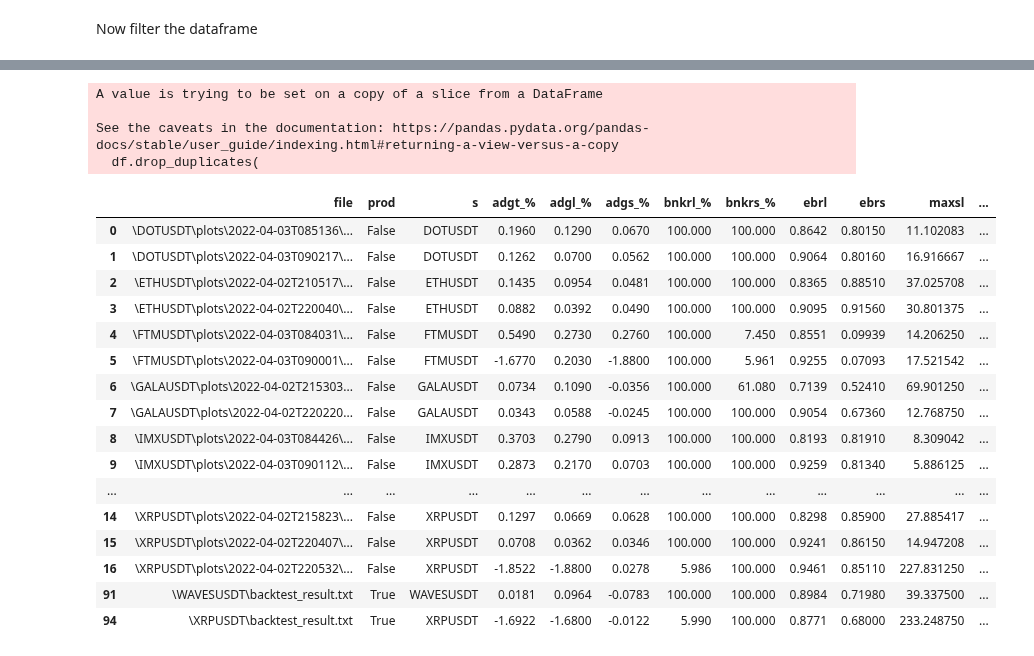
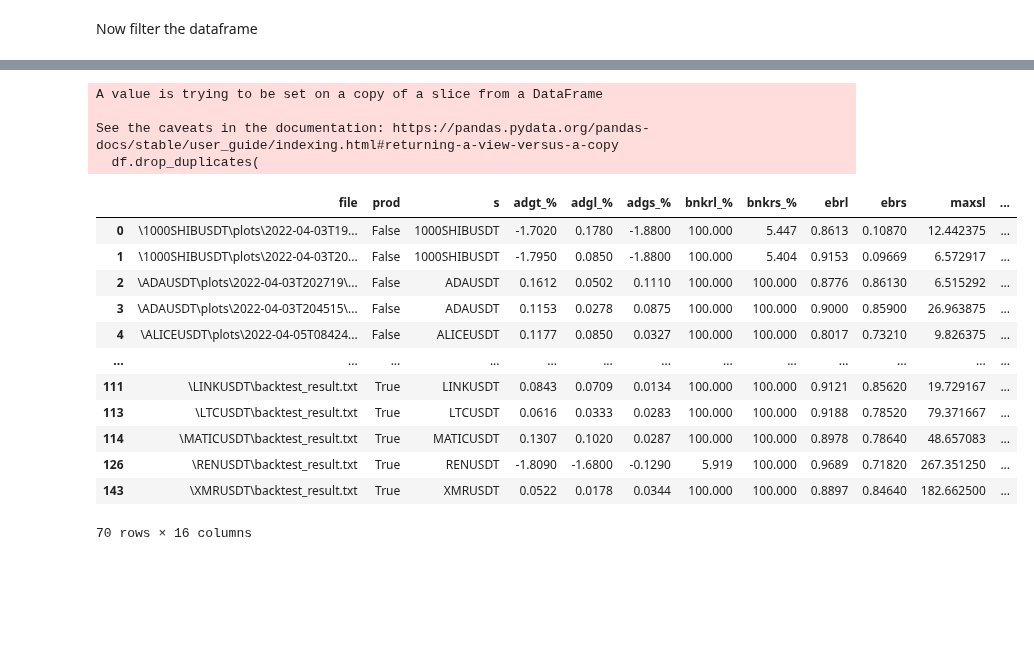
Before and after one commit to shroukkhan/passivbot, a Jupyter notebook: analyze_result.ipynb, the cells around one changed output, grey strips where cells are left out. Saved outputs shown, nothing was run; the diff lists cells and outputs as text; code cells hidden in the pictures; blank space fills up the shorter version.

```diff
--- a/analyze_result.ipynb
+++ b/analyze_result.ipynb
@@ -55,6 +55,8 @@ for filename in files:
                     d['maxsl'] = float(value.replace('%', '').strip())/24
                 if key == 'Price action distance max' and current_state == 'long':
                     d['pamaxl'] = float(value.replace('%', '').strip())
+                if key == 'Price action distance std' and current_state == 'long':
+                    d['pastdl'] = float(value.strip())
 
                 if key == 'Total gain' and current_state == 'short':
                     d['tgs_%'] = float(value.replace('%', '').strip())
@@ -68,6 +70,8 @@ for filename in files:
                     d['maxss'] = float(value.replace('%', '').strip())/24
                 if key == 'Price action distance max' and current_state == 'short':
                     d['pamaxs'] = float(value.replace('%', '').strip())
+                if key == 'Price action distance std' and current_state == 'short':
+                    d['pastds'] = float(value.strip())
 
         d['prod'] = False
         big_data = big_data.append(d, ignore_index=True)
@@ -115,6 +119,9 @@ for filename in files:
                     d['maxsl'] = float(value.replace('%', '').strip())/24
                 if key == 'Price action distance max' and current_state == 'long':
                     d['pamaxl'] = float(value.replace('%', '').strip())
+                if key == 'Price action distance std' and current_state == 'long':
+                    d['pastdl'] = float(value.strip())
+
 
                 if key == 'Total gain' and current_state == 'short':
                     d['tgs_%'] = float(value.replace('%', '').strip())
@@ -128,6 +135,8 @@ for filename in files:
                     d['maxss'] = float(value.replace('%', '').strip())/24
                 if key == 'Price action distance max' and current_state == 'short':
                     d['pamaxs'] = float(value.replace('%', '').strip())
+                if key == 'Price action distance std' and current_state == 'short':
+                    d['pastds'] = float(value.strip())
 
         d['prod'] = True
         big_data = big_data.append(d, ignore_index=True)
@@ -171,23 +180,30 @@ allowed_symbols = ["ETHUSDT", "XRPUSDT", "1000SHIBUSDT", "DOGEUSDT", "ADAUSDT",
                    "SCUSDT", "AKROUSDT", "XEMUSDT", "FLMUSDT", "BALUSDT",
                    "BTSUSDT", "DGBUSDT", "DEFIUSDT"]
 
-allowed_symbols = ["ETH", "GALA","XRP", "WAVES","RUNE","FTM","IMX","DOT" ]
+allowed_symbols = [
+
+    "ETH", "GALA", "1000SHIB", "SAND", "ADA", "CHZ", "BNB",
+    "ZEC", "MANA", "XMR", "ATOM", "MATIC", "LINK", "DOGE",
+    "LTC", "KNC", "PEOPLE", "ALICE", "ICX", "API3", "GRT",
+    "BAT", "REN", "FIL", "ENJ", "DYDX", "CRV"
+
+]
 allowed_symbols = [s + "USDT" for s in allowed_symbols]
 big_data['adgt_%'] = big_data['adgl_%'] + big_data['adgs_%']
 df = big_data[(big_data.s.isin(allowed_symbols))
-              #& (big_data['long'] == True)
-              #& (big_data['adgl_%'] > 0.04)
-              #& (big_data['short'] == True)
-              #& (big_data['adgt_%'] > 0.1)
-              #& (big_data['bnkrl_%'] > 95.0)
-              #& (big_data['bnkrs_%'] > 95.0)
-              #& (big_data['ebrs'] > .85)
-              #& (big_data['ebrl'] > .85)
-              #& (big_data['v'] == '5.5')
+    #& (big_data['long'] == True)
+    #& (big_data['adgl_%'] > 0.04)
+    #& (big_data['short'] == True)
+    #& (big_data['adgt_%'] > 0.1)
+    #& (big_data['bnkrl_%'] > 95.0)
+    #& (big_data['bnkrs_%'] > 95.0)
+    #& (big_data['ebrs'] > .85)
+    #& (big_data['ebrl'] > .85)
+    #& (big_data['v'] == '5.5')
 
     # & (big_data['tg_%'] > 10)
     # & (big_data['ebr'] > .85)
-              ]
+]
 #df['total_adg'] = big_data['adgl_%'] + big_data['adgs_%']
 df
 # %% [output]
@@ -211,30 +223,26 @@ df
 # %%
 df.drop_duplicates(
     subset=['s', 'prod', 'tgl_%', 'tgs_%', 'adgl_%', 'adgs_%', 'adgt_%', 'bnkrl_%', 'bnkrs_%', 'ebrl', 'ebrs', 'long',
             'short'], keep='first',
     inplace=True)
-dx = df[['file', 'prod', 's', 'adgt_%', 'adgl_%', 'adgs_%', 'bnkrl_%', 'bnkrs_%', 'ebrl', 'ebrs', 'maxsl', 'pamaxl',
-         'maxss', 'pamaxs', ]]
+dx = df[['file', 'prod', 's', 'adgt_%', 'adgl_%', 'adgs_%', 'bnkrl_%', 'bnkrs_%', 'ebrl', 'ebrs', 'maxsl', 'pamaxl','pastdl',
+         'maxss', 'pamaxs','pastds' ]]
 dx
 # %% [output]
 A value is trying to be set on a copy of a slice from a DataFrame
 
 See the caveats in the documentation: https://pandas.pydata.org/pandas-docs/stable/user_guide/indexing.html#returning-a-view-versus-a-copy
   df.drop_duplicates(
 |  | file | prod | s | adgt_% | adgl_% | adgs_% | bnkrl_% | bnkrs_% | ebrl | ebrs | maxsl | ... |
-| 0 | \DOTUSDT\plots\2022-04-03T085136\... | False | DOTUSDT | 0.1960 | 0.1290 | 0.0670 | 100.000 | 100.000 | 0.8642 | 0.80150 | 11.102083 | ... |
-| 1 | \DOTUSDT\plots\2022-04-03T090217\... | False | DOTUSDT | 0.1262 | 0.0700 | 0.0562 | 100.000 | 100.000 | 0.9064 | 0.80160 | 16.916667 | ... |
-| 2 | \ETHUSDT\plots\2022-04-02T210517\... | False | ETHUSDT | 0.1435 | 0.0954 | 0.0481 | 100.000 | 100.000 | 0.8365 | 0.88510 | 37.025708 | ... |
-| 3 | \ETHUSDT\plots\2022-04-02T220040\... | False | ETHUSDT | 0.0882 | 0.0392 | 0.0490 | 100.000 | 100.000 | 0.9095 | 0.91560 | 30.801375 | ... |
-| 4 | \FTMUSDT\plots\2022-04-03T084031\... | False | FTMUSDT | 0.5490 | 0.2730 | 0.2760 | 100.000 | 7.450 | 0.8551 | 0.09939 | 14.206250 | ... |
-| 5 | \FTMUSDT\plots\2022-04-03T090001\... | False | FTMUSDT | -1.6770 | 0.2030 | -1.8800 | 100.000 | 5.961 | 0.9255 | 0.07093 | 17.521542 | ... |
-| 6 | \GALAUSDT\plots\2022-04-02T215303... | False | GALAUSDT | 0.0734 | 0.1090 | -0.0356 | 100.000 | 61.080 | 0.7139 | 0.52410 | 69.901250 | ... |
-| 7 | \GALAUSDT\plots\2022-04-02T220220... | False | GALAUSDT | 0.0343 | 0.0588 | -0.0245 | 100.000 | 100.000 | 0.9054 | 0.67360 | 12.768750 | ... |
-| 8 | \IMXUSDT\plots\2022-04-03T084426\... | False | IMXUSDT | 0.3703 | 0.2790 | 0.0913 | 100.000 | 100.000 | 0.8193 | 0.81910 | 8.309042 | ... |
-| 9 | \IMXUSDT\plots\2022-04-03T090112\... | False | IMXUSDT | 0.2873 | 0.2170 | 0.0703 | 100.000 | 100.000 | 0.9259 | 0.81340 | 5.886125 | ... |
+| 0 | \1000SHIBUSDT\plots\2022-04-03T19... | False | 1000SHIBUSDT | -1.7020 | 0.1780 | -1.8800 | 100.000 | 5.447 | 0.8613 | 0.10870 | 12.442375 | ... |
+| 1 | \1000SHIBUSDT\plots\2022-04-03T20... | False | 1000SHIBUSDT | -1.7950 | 0.0850 | -1.8800 | 100.000 | 5.404 | 0.9153 | 0.09669 | 6.572917 | ... |
+| 2 | \ADAUSDT\plots\2022-04-03T202719\... | False | ADAUSDT | 0.1612 | 0.0502 | 0.1110 | 100.000 | 100.000 | 0.8776 | 0.86130 | 6.515292 | ... |
+| 3 | \ADAUSDT\plots\2022-04-03T204515\... | False | ADAUSDT | 0.1153 | 0.0278 | 0.0875 | 100.000 | 100.000 | 0.9000 | 0.85900 | 26.963875 | ... |
+| 4 | \ALICEUSDT\plots\2022-04-05T08424... | False | ALICEUSDT | 0.1177 | 0.0850 | 0.0327 | 100.000 | 100.000 | 0.8017 | 0.73210 | 9.826375 | ... |
 | ... | ... | ... | ... | ... | ... | ... | ... | ... | ... | ... | ... | ... |
-| 14 | \XRPUSDT\plots\2022-04-02T215823\... | False | XRPUSDT | 0.1297 | 0.0669 | 0.0628 | 100.000 | 100.000 | 0.8298 | 0.85900 | 27.885417 | ... |
-| 15 | \XRPUSDT\plots\2022-04-02T220407\... | False | XRPUSDT | 0.0708 | 0.0362 | 0.0346 | 100.000 | 100.000 | 0.9241 | 0.86150 | 14.947208 | ... |
-| 16 | \XRPUSDT\plots\2022-04-02T220532\... | False | XRPUSDT | -1.8522 | -1.8800 | 0.0278 | 5.986 | 100.000 | 0.9461 | 0.85110 | 227.831250 | ... |
-| 91 | \WAVESUSDT\backtest_result.txt | True | WAVESUSDT | 0.0181 | 0.0964 | -0.0783 | 100.000 | 100.000 | 0.8984 | 0.71980 | 39.337500 | ... |
-| 94 | \XRPUSDT\backtest_result.txt | True | XRPUSDT | -1.6922 | -1.6800 | -0.0122 | 5.990 | 100.000 | 0.8771 | 0.68000 | 233.248750 | ... |
+| 111 | \LINKUSDT\backtest_result.txt | True | LINKUSDT | 0.0843 | 0.0709 | 0.0134 | 100.000 | 100.000 | 0.9121 | 0.85620 | 19.729167 | ... |
+| 113 | \LTCUSDT\backtest_result.txt | True | LTCUSDT | 0.0616 | 0.0333 | 0.0283 | 100.000 | 100.000 | 0.9188 | 0.78520 | 79.371667 | ... |
+| 114 | \MATICUSDT\backtest_result.txt | True | MATICUSDT | 0.1307 | 0.1020 | 0.0287 | 100.000 | 100.000 | 0.8978 | 0.78640 | 48.657083 | ... |
+| 126 | \RENUSDT\backtest_result.txt | True | RENUSDT | -1.8090 | -1.6800 | -0.1290 | 5.919 | 100.000 | 0.9689 | 0.71820 | 267.351250 | ... |
+| 143 | \XMRUSDT\backtest_result.txt | True | XMRUSDT | 0.0522 | 0.0178 | 0.0344 | 100.000 | 100.000 | 0.8897 | 0.84640 | 182.662500 | ... |
+70 rows × 16 columns
```
Also changed, not shown: parts of 2 cells of this notebook, 22 other files.
